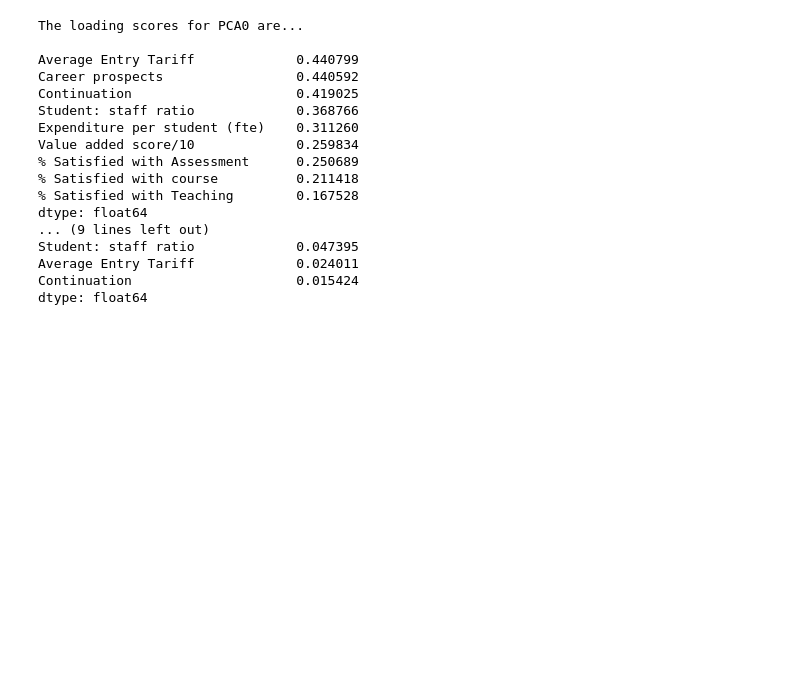
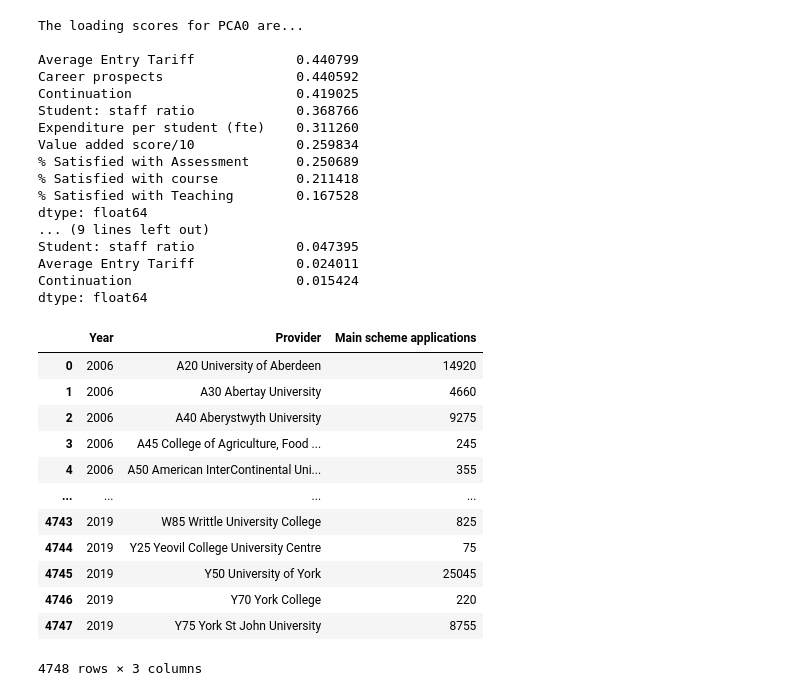
Before and after one commit to ethanhinton/University-League-Tables, a Jupyter notebook: correlation.ipynb, the cells around one changed output. Cells and saved outputs as stored; diff of their text form; code cells hidden in the pictures; blank space fills up the shorter version.

```diff
--- a/correlation.ipynb
+++ b/correlation.ipynb
@@ -322,3 +296,22 @@ Student: staff ratio             0.047395
 Average Entry Tariff             0.024011
 Continuation                     0.015424
 dtype: float64
+# %%
+#Import application rates data
+
+apps = pd.read_csv('./Data/UCAS/EOC_applications_main.csv')
+apps
+# %% [output]
+|  | Year | Provider | Main scheme applications |
+| 0 | 2006 | A20 University of Aberdeen | 14920 |
+| 1 | 2006 | A30 Abertay University | 4660 |
+| 2 | 2006 | A40 Aberystwyth University | 9275 |
+| 3 | 2006 | A45 College of Agriculture, Food ... | 245 |
+| 4 | 2006 | A50 American InterContinental Uni... | 355 |
+| ... | ... | ... | ... |
+| 4743 | 2019 | W85 Writtle University College | 825 |
+| 4744 | 2019 | Y25 Yeovil College University Centre | 75 |
+| 4745 | 2019 | Y50 University of York | 25045 |
+| 4746 | 2019 | Y70 York College | 220 |
+| 4747 | 2019 | Y75 York St John University | 8755 |
+4748 rows × 3 columns
```
Also changed, not shown: parts of 5 cells of this notebook, 4 other files.
